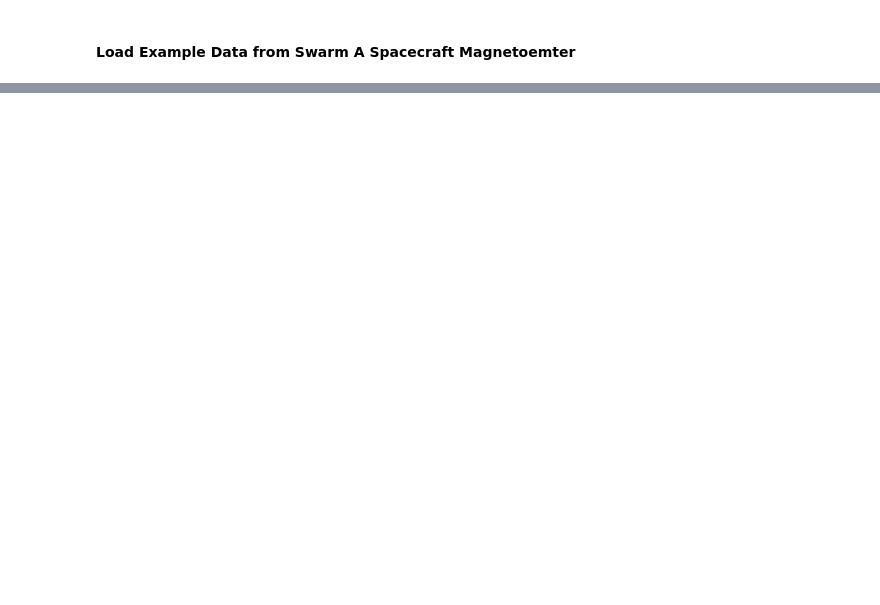
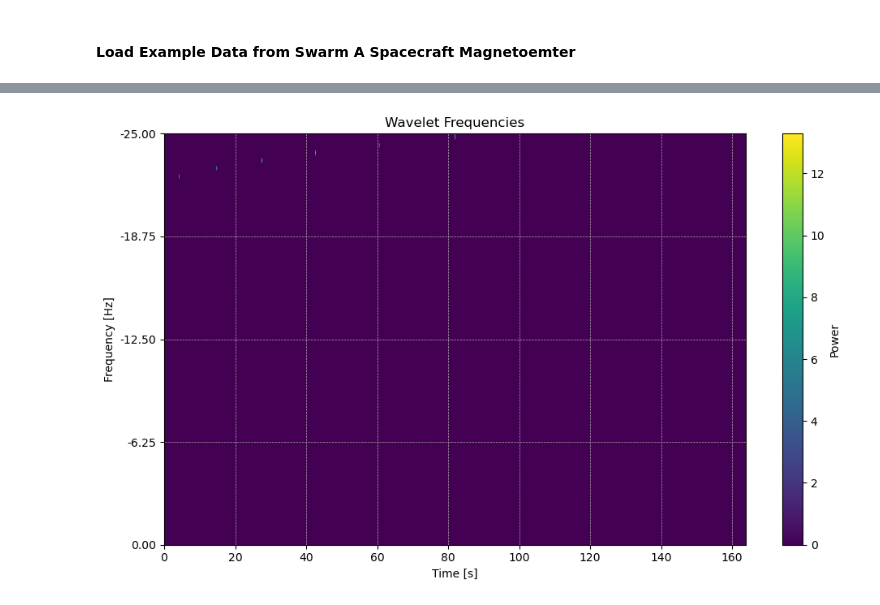
Before and after one commit to aphoffmann/InvertibleWavelets, a Jupyter notebook: WAICUP_TEST copy.ipynb, the cells around one changed output, grey strips where cells are left out. Saved outputs shown, nothing was run; the diff lists cells and outputs as text; code cells hidden in the pictures; blank space fills up the shorter version.

```diff
--- a/WAICUP_TEST copy.ipynb
+++ b/WAICUP_TEST copy.ipynb
@@ -93,0 +144,4 @@ print(np.linspace(0,1,100)[cond<10][-1]-1)
+# %%
+transform.power_scalogram(transform.Wfreq, vmin=0, title = 'Wavelet Frequencies')
+# %% [output]
+[figure, added]
```
Also changed, not shown: parts of 11 cells of this notebook, 3 other files.
